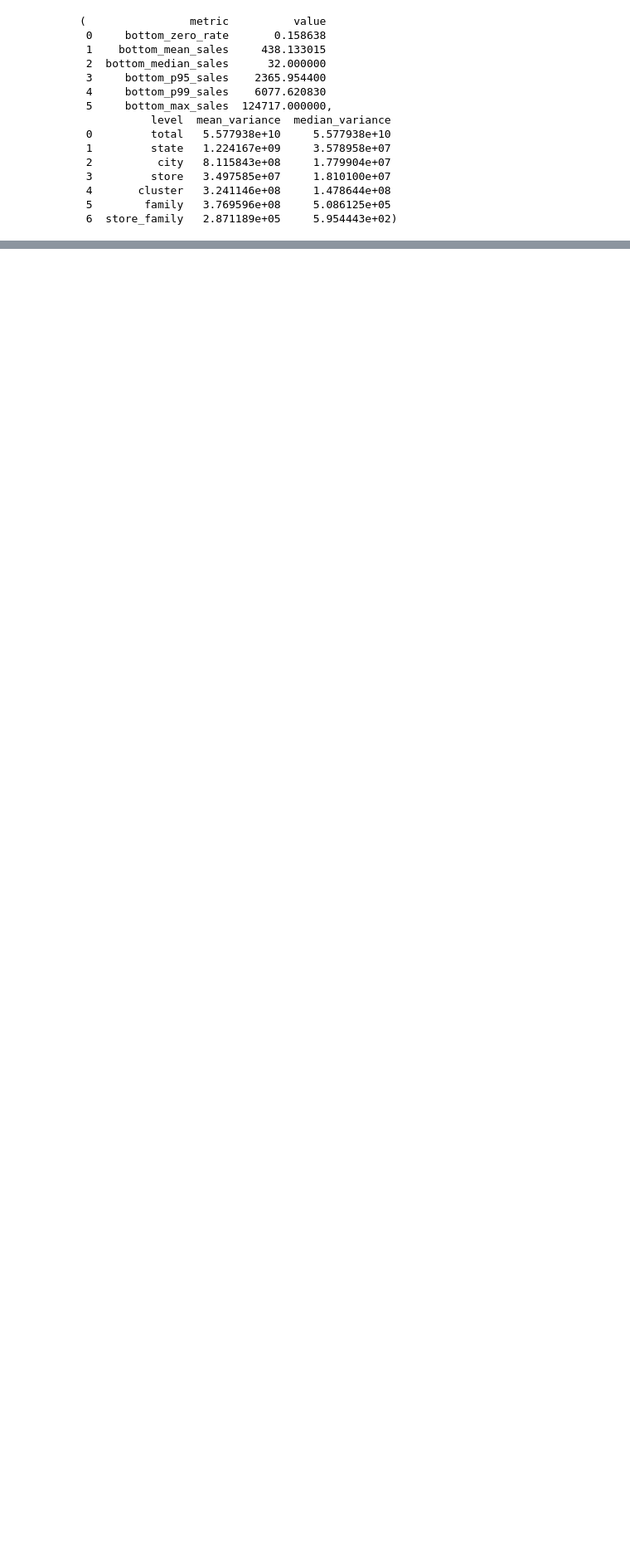
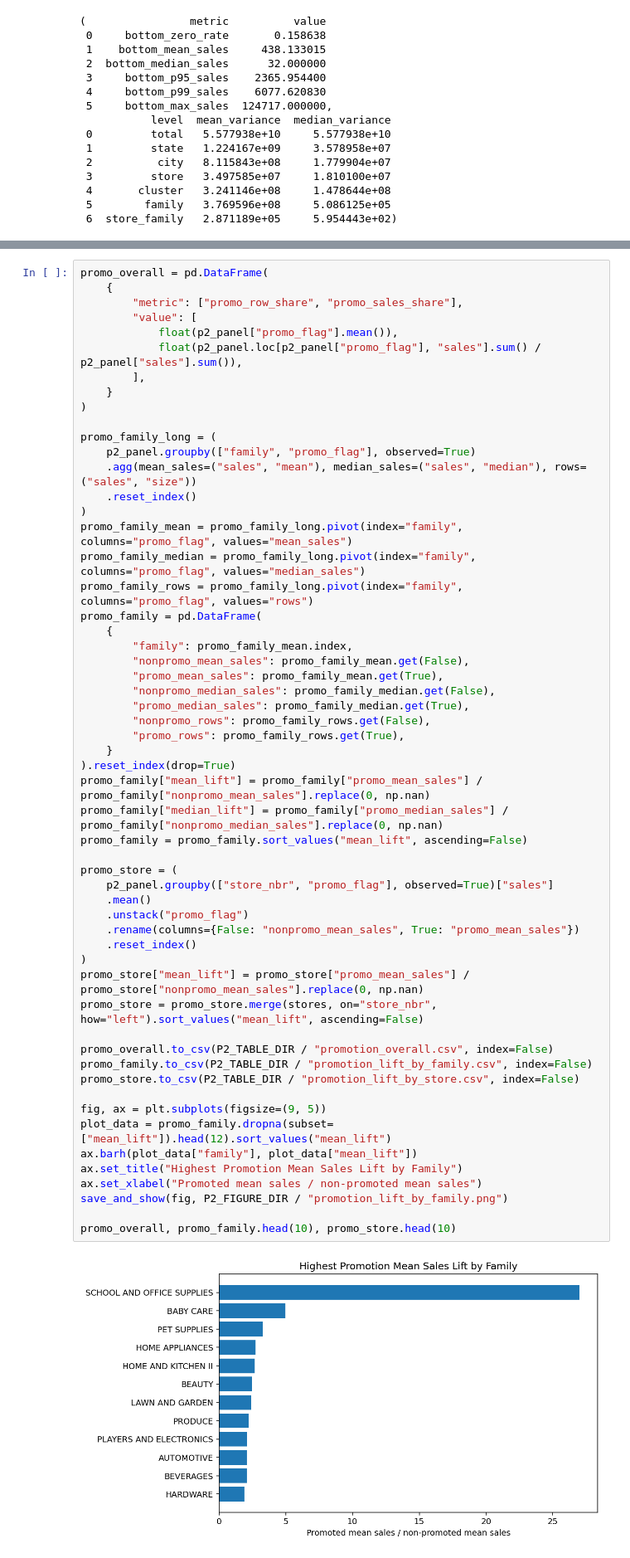
Before and after one commit to Mainakkundu/retail-replenishment-system, a Jupyter notebook: notebooks/01_eda_features.ipynb, the cells around one changed output, grey strips where cells are left out. Shown at 83% size. Drawn from its saved outputs; the diff is of its cells as text; blank space fills up the shorter version.

```diff
--- a/notebooks/01_eda_features.ipynb
+++ b/notebooks/01_eda_features.ipynb
@@ -622,0 +663,58 @@ Not started. P3 begins only after P2 exit criteria are accepted.
+# %%
+promo_overall = pd.DataFrame(
+    {
+        "metric": ["promo_row_share", "promo_sales_share"],
+        "value": [
+            float(p2_panel["promo_flag"].mean()),
+            float(p2_panel.loc[p2_panel["promo_flag"], "sales"].sum() / p2_panel["sales"].sum()),
+        ],
+    }
+)
+
+promo_family_long = (
+    p2_panel.groupby(["family", "promo_flag"], observed=True)
+    .agg(mean_sales=("sales", "mean"), median_sales=("sales", "median"), rows=("sales", "size"))
+    .reset_index()
+)
+promo_family_mean = promo_family_long.pivot(index="family", columns="promo_flag", values="mean_sales")
+promo_family_median = promo_family_long.pivot(index="family", columns="promo_flag", values="median_sales")
+promo_family_rows = promo_family_long.pivot(index="family", columns="promo_flag", values="rows")
+promo_family = pd.DataFrame(
+    {
+        "family": promo_family_mean.index,
+        "nonpromo_mean_sales": promo_family_mean.get(False),
+        "promo_mean_sales": promo_family_mean.get(True),
+        "nonpromo_median_sales": promo_family_median.get(False),
+        "promo_median_sales": promo_family_median.get(True),
+        "nonpromo_rows": promo_family_rows.get(False),
+        "promo_rows": promo_family_rows.get(True),
+    }
+).reset_index(drop=True)
+promo_family["mean_lift"] = promo_family["promo_mean_sales"] / promo_family["nonpromo_mean_sales"].replace(0, np.nan)
+promo_family["median_lift"] = promo_family["promo_median_sales"] / promo_family["nonpromo_median_sales"].replace(0, np.nan)
+promo_family = promo_family.sort_values("mean_lift", ascending=False)
+
+promo_store = (
+    p2_panel.groupby(["store_nbr", "promo_flag"], observed=True)["sales"]
+    .mean()
+    .unstack("promo_flag")
+    .rename(columns={False: "nonpromo_mean_sales", True: "promo_mean_sales"})
+    .reset_index()
+)
+promo_store["mean_lift"] = promo_store["promo_mean_sales"] / promo_store["nonpromo_mean_sales"].replace(0, np.nan)
+promo_store = promo_store.merge(stores, on="store_nbr", how="left").sort_values("mean_lift", ascending=False)
+
+promo_overall.to_csv(P2_TABLE_DIR / "promotion_overall.csv", index=False)
+promo_family.to_csv(P2_TABLE_DIR / "promotion_lift_by_family.csv", index=False)
+promo_store.to_csv(P2_TABLE_DIR / "promotion_lift_by_store.csv", index=False)
+
+fig, ax = plt.subplots(figsize=(9, 5))
+plot_data = promo_family.dropna(subset=["mean_lift"]).head(12).sort_values("mean_lift")
+ax.barh(plot_data["family"], plot_data["mean_lift"])
+ax.set_title("Highest Promotion Mean Sales Lift by Family")
+ax.set_xlabel("Promoted mean sales / non-promoted mean sales")
+save_and_show(fig, P2_FIGURE_DIR / "promotion_lift_by_family.png")
+
+promo_overall, promo_family.head(10), promo_store.head(10)
+# %% [output]
+[figure, added]
```
Also changed, not shown: parts of 17 cells of this notebook.
